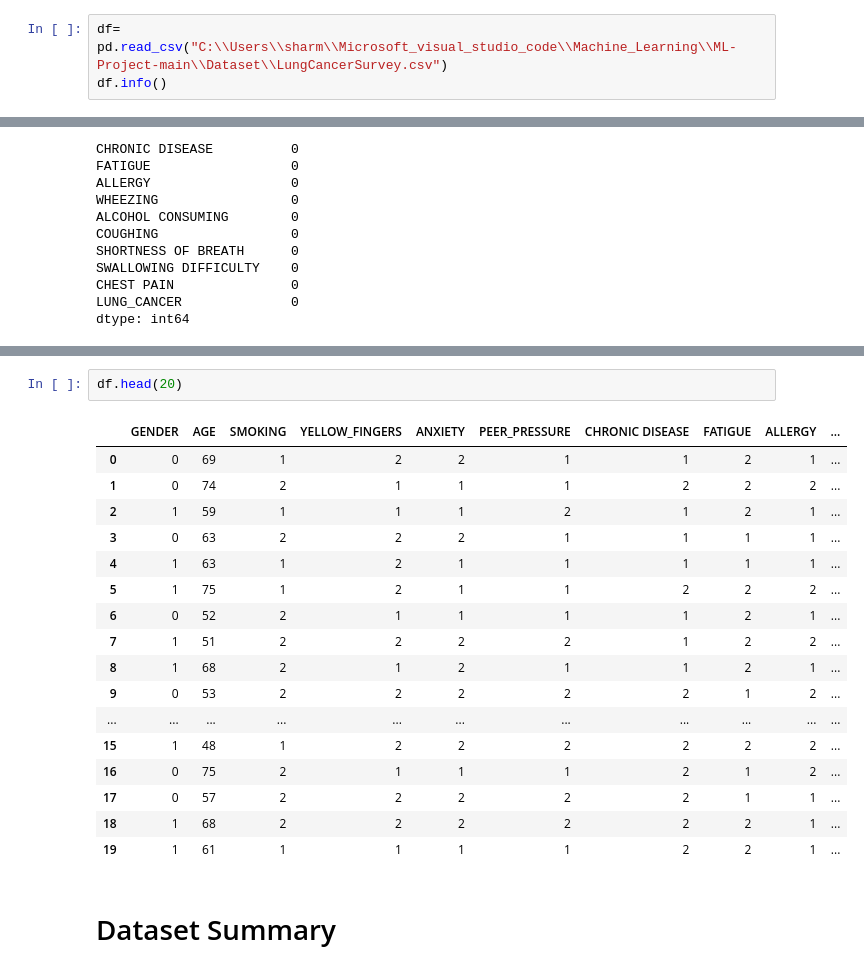
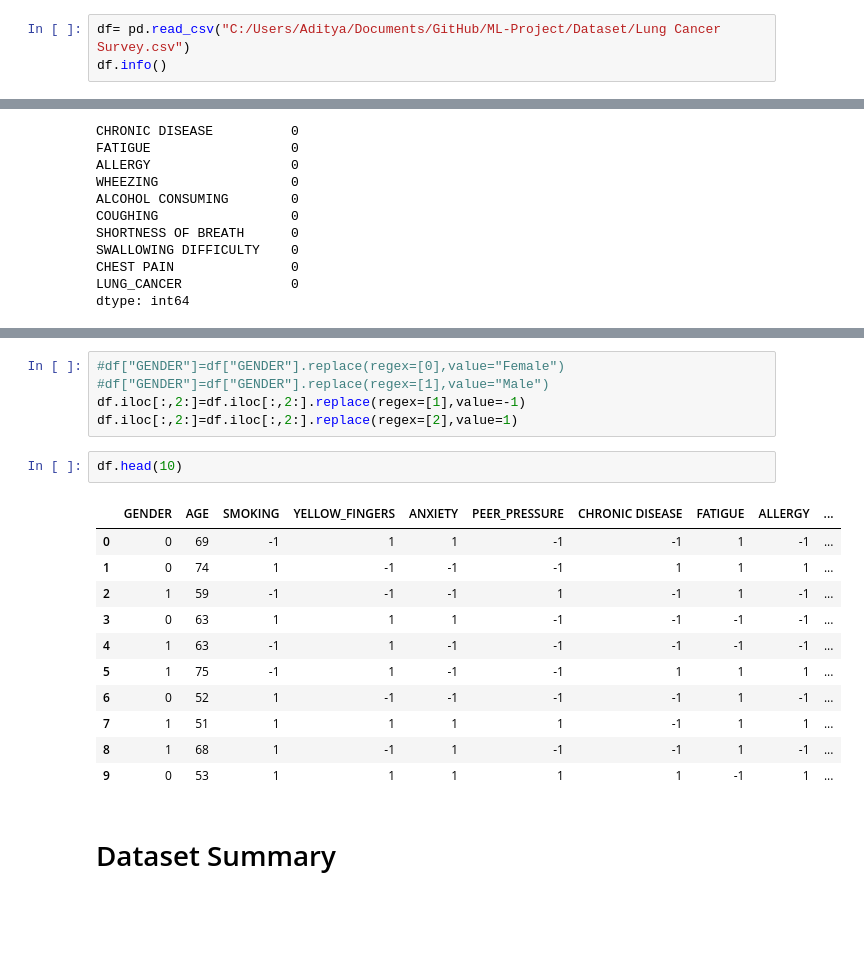
Before and after one commit to Akhil-2020171/ML-Project, a Jupyter notebook: Notebook.ipynb, the cells around one changed output, grey strips where cells are left out. Saved outputs shown, nothing was run; the diff lists cells and outputs as text; blank space fills up the shorter version.

```diff
--- a/Notebook.ipynb
+++ b/Notebook.ipynb
@@ -4,7 +4,7 @@ import seaborn as sns
 import pandas as pd
 import numpy as np
 # %%
-df= pd.read_csv("C:\\Users\\sharm\\Microsoft_visual_studio_code\\Machine_Learning\\ML-Project-main\\Dataset\\LungCancerSurvey.csv")
+df= pd.read_csv("C:/Users/Aditya/Documents/GitHub/ML-Project/Dataset/Lung Cancer Survey.csv")
 df.info()
 # %% [output]
 <class 'pandas.core.frame.DataFrame'>
@@ -76,23 +76,22 @@ dtype: int64
+# %%
+#df["GENDER"]=df["GENDER"].replace(regex=[0],value="Female")
+#df["GENDER"]=df["GENDER"].replace(regex=[1],value="Male")
+df.iloc[:,2:]=df.iloc[:,2:].replace(regex=[1],value=-1)
+df.iloc[:,2:]=df.iloc[:,2:].replace(regex=[2],value=1)
 # %%
-df.head(20)
+df.head(10)
 # %% [output]
 |  | GENDER | AGE | SMOKING | YELLOW_FINGERS | ANXIETY | PEER_PRESSURE | CHRONIC DISEASE | FATIGUE | ALLERGY | ... |
-| 0 | 0 | 69 | 1 | 2 | 2 | 1 | 1 | 2 | 1 | ... |
-| 1 | 0 | 74 | 2 | 1 | 1 | 1 | 2 | 2 | 2 | ... |
-| 2 | 1 | 59 | 1 | 1 | 1 | 2 | 1 | 2 | 1 | ... |
-| 3 | 0 | 63 | 2 | 2 | 2 | 1 | 1 | 1 | 1 | ... |
-| 4 | 1 | 63 | 1 | 2 | 1 | 1 | 1 | 1 | 1 | ... |
-| 5 | 1 | 75 | 1 | 2 | 1 | 1 | 2 | 2 | 2 | ... |
-| 6 | 0 | 52 | 2 | 1 | 1 | 1 | 1 | 2 | 1 | ... |
-| 7 | 1 | 51 | 2 | 2 | 2 | 2 | 1 | 2 | 2 | ... |
-| 8 | 1 | 68 | 2 | 1 | 2 | 1 | 1 | 2 | 1 | ... |
-| 9 | 0 | 53 | 2 | 2 | 2 | 2 | 2 | 1 | 2 | ... |
-| ... | ... | ... | ... | ... | ... | ... | ... | ... | ... | ... |
-| 15 | 1 | 48 | 1 | 2 | 2 | 2 | 2 | 2 | 2 | ... |
-| 16 | 0 | 75 | 2 | 1 | 1 | 1 | 2 | 1 | 2 | ... |
-| 17 | 0 | 57 | 2 | 2 | 2 | 2 | 2 | 1 | 1 | ... |
-| 18 | 1 | 68 | 2 | 2 | 2 | 2 | 2 | 2 | 1 | ... |
-| 19 | 1 | 61 | 1 | 1 | 1 | 1 | 2 | 2 | 1 | ... |
+| 0 | 0 | 69 | -1 | 1 | 1 | -1 | -1 | 1 | -1 | ... |
+| 1 | 0 | 74 | 1 | -1 | -1 | -1 | 1 | 1 | 1 | ... |
+| 2 | 1 | 59 | -1 | -1 | -1 | 1 | -1 | 1 | -1 | ... |
+| 3 | 0 | 63 | 1 | 1 | 1 | -1 | -1 | -1 | -1 | ... |
+| 4 | 1 | 63 | -1 | 1 | -1 | -1 | -1 | -1 | -1 | ... |
+| 5 | 1 | 75 | -1 | 1 | -1 | -1 | 1 | 1 | 1 | ... |
+| 6 | 0 | 52 | 1 | -1 | -1 | -1 | -1 | 1 | -1 | ... |
+| 7 | 1 | 51 | 1 | 1 | 1 | 1 | -1 | 1 | 1 | ... |
+| 8 | 1 | 68 | 1 | -1 | 1 | -1 | -1 | 1 | -1 | ... |
+| 9 | 0 | 53 | 1 | 1 | 1 | 1 | 1 | -1 | 1 | ... |
 # %% [markdown]
 # Dataset Summary
 # %%
```
Also changed, not shown: parts of 11 cells of this notebook, 1 other file.
